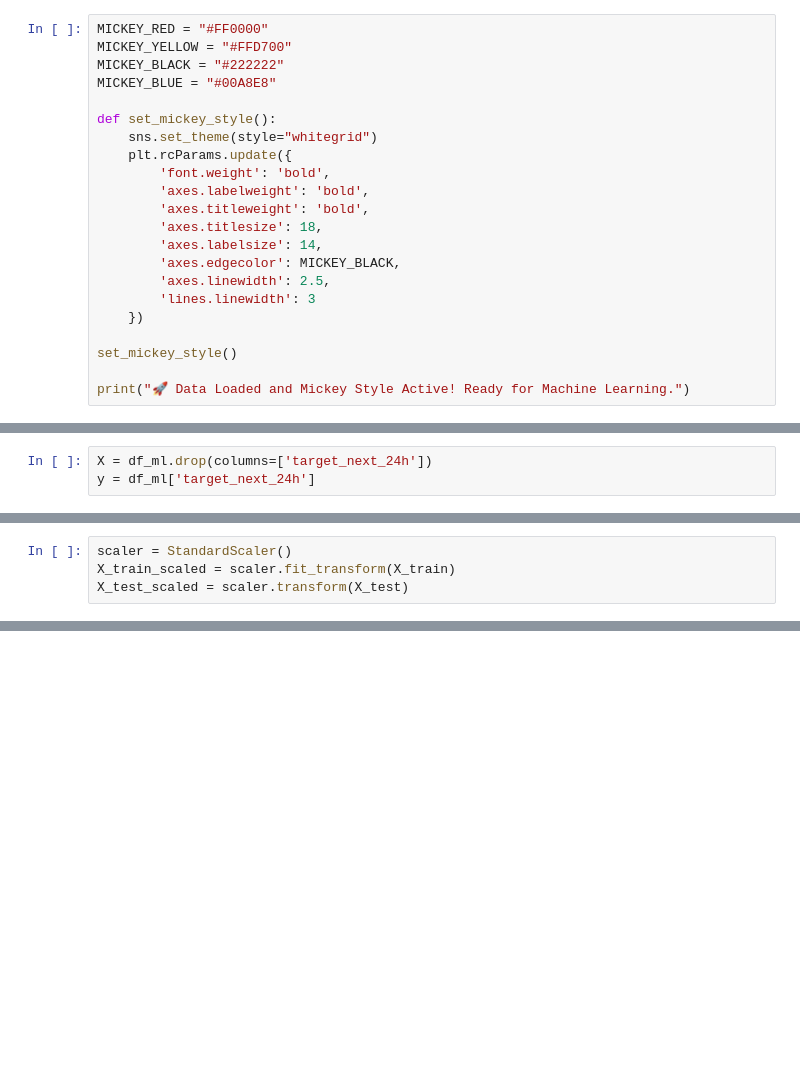
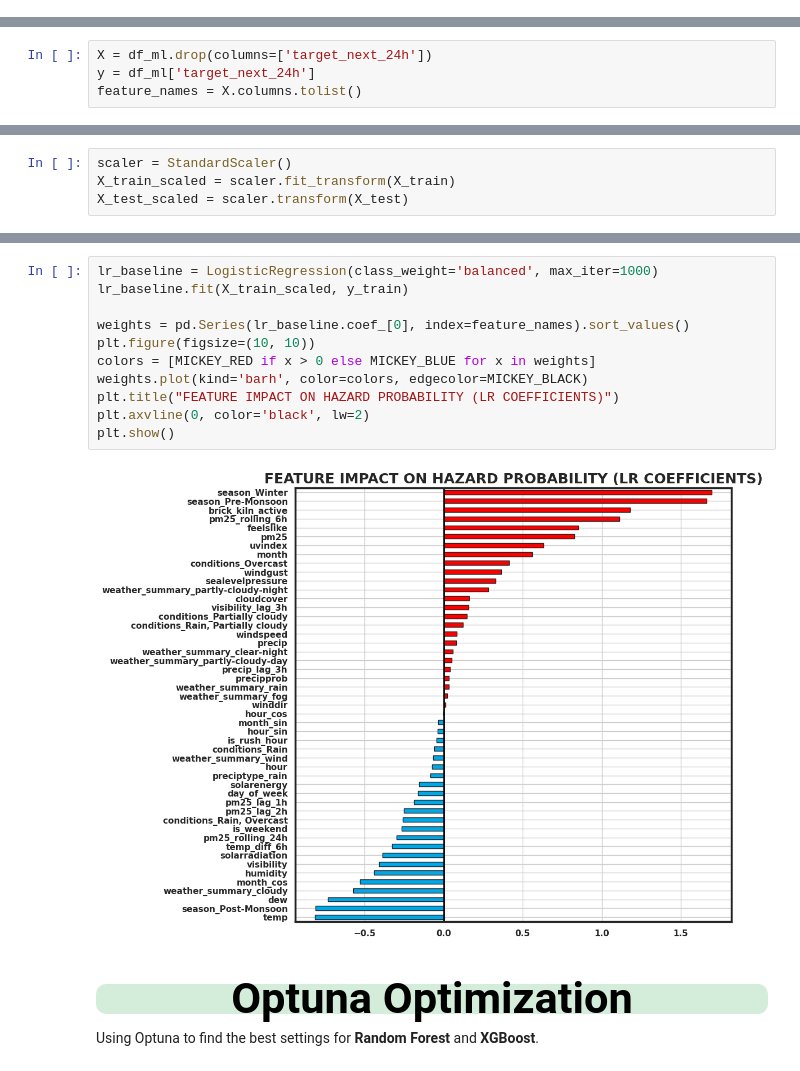
Before and after one commit to bses7/ML-Project-Ktm-AirQuality, a Jupyter notebook: Notebook/03_Model_Training.ipynb, the cells around one changed output, grey strips where cells are left out. Drawn from its saved outputs; the diff is of its cells as text; blank space fills up the shorter version.

Commit message:
Updated Training Notebook

```diff
--- a/Notebook/03_Model_Training.ipynb
+++ b/Notebook/03_Model_Training.ipynb
@@ -16,24 +47,2 @@ from sklearn.metrics import f1_score
 # %%
 df = pd.read_csv('kathmandu_aq_ml_ready.csv', parse_dates=['timestamp'])
-# %%
-MICKEY_RED = "#FF0000"
-MICKEY_YELLOW = "#FFD700"
-MICKEY_BLACK = "#222222"
-MICKEY_BLUE = "#00A8E8"
-
-def set_mickey_style():
-    sns.set_theme(style="whitegrid")
-    plt.rcParams.update({
-        'font.weight': 'bold',
-        'axes.labelweight': 'bold',
-        'axes.titleweight': 'bold',
-        'axes.titlesize': 18,
-        'axes.labelsize': 14,
-        'axes.edgecolor': MICKEY_BLACK,
-        'axes.linewidth': 2.5,
-        'lines.linewidth': 3
-    })
-
-set_mickey_style()
-
-print("🚀 Data Loaded and Mickey Style Active! Ready for Machine Learning.")
@@ -111,4 +112,5 @@ Dataset Shape for ML: (24479, 50)
 # %%
 X = df_ml.drop(columns=['target_next_24h'])
 y = df_ml['target_next_24h']
+feature_names = X.columns.tolist()
 # %%
@@ -121,0 +131,16 @@ X_test_scaled = scaler.transform(X_test)
+# %%
+lr_baseline = LogisticRegression(class_weight='balanced', max_iter=1000)
+lr_baseline.fit(X_train_scaled, y_train)
+
+weights = pd.Series(lr_baseline.coef_[0], index=feature_names).sort_values()
+plt.figure(figsize=(10, 10))
+colors = [MICKEY_RED if x > 0 else MICKEY_BLUE for x in weights]
+weights.plot(kind='barh', color=colors, edgecolor=MICKEY_BLACK)
+plt.title("FEATURE IMPACT ON HAZARD PROBABILITY (LR COEFFICIENTS)")
+plt.axvline(0, color='black', lw=2)
+plt.show()
+# %% [output]
+[figure, added]
+# %% [markdown]
+## <p style="background-color: #d4edda; font-family: Algerian; font-size: 200%; text-align: center; color: black; border-radius: 10px 10px;">Optuna Optimization</p>
+Using Optuna to find the best settings for **Random Forest** and **XGBoost**.
```
Also changed, not shown: parts of 38 cells of this notebook, 7 other files.
